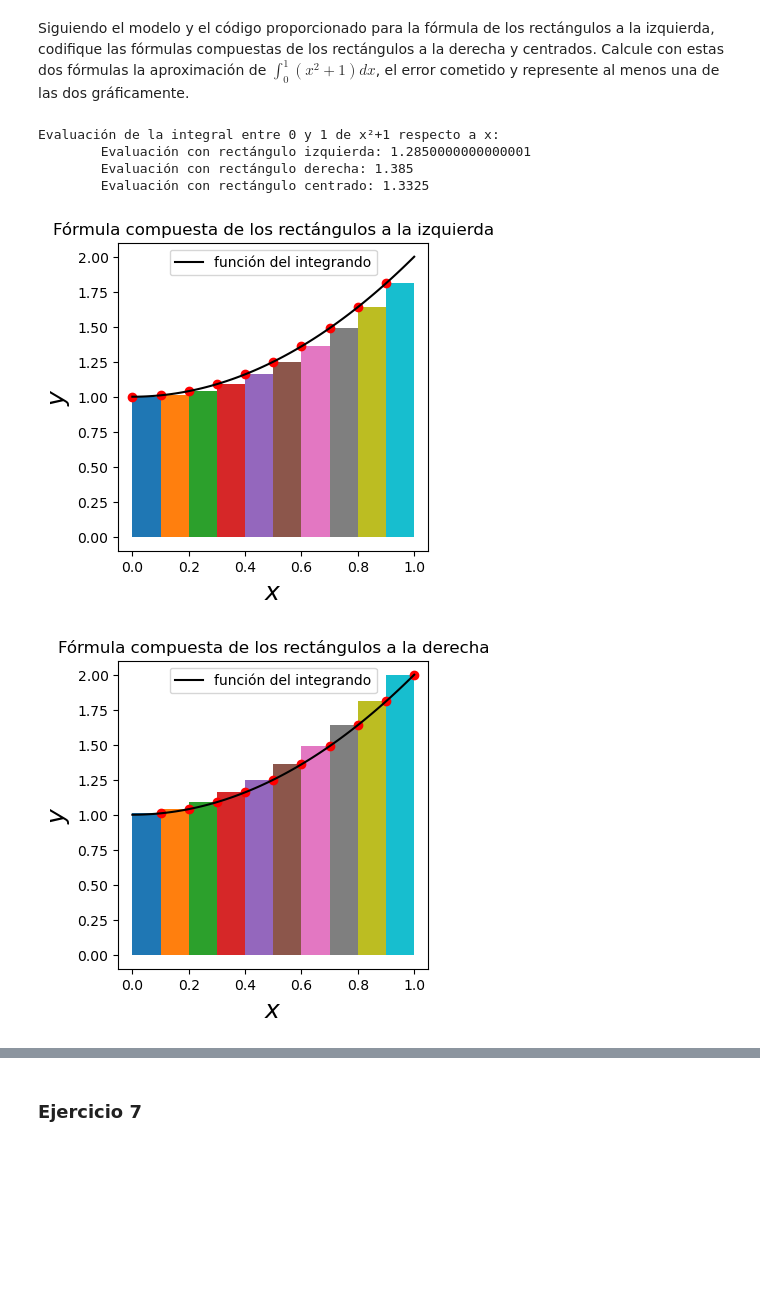
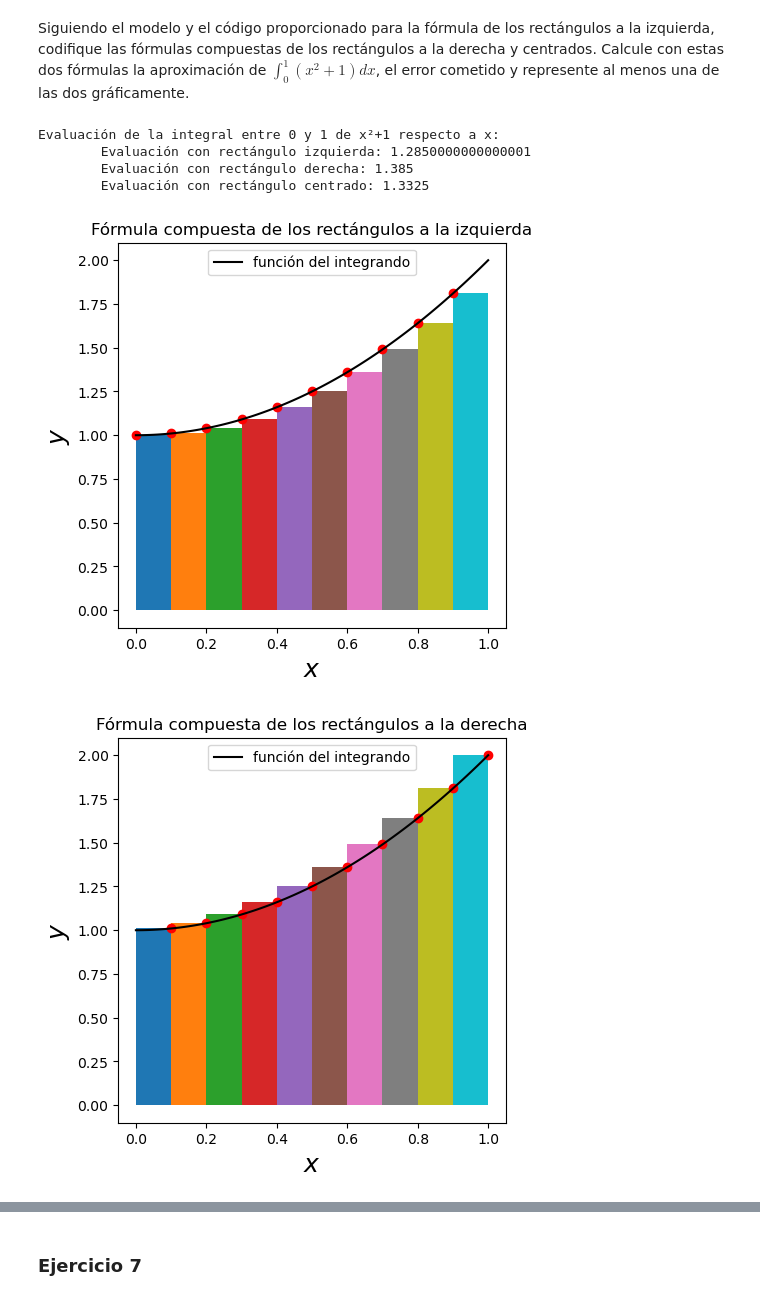
Before and after one commit to jesusmuve18/Apuntes, a Jupyter notebook: documents/Tercero/Segundo Cuatrimestre/Métodos_Numéricos_II/Prácticas/Practica_2/p2.ipynb, the cells around one changed output, grey strips where cells are left out. Saved outputs shown, nothing was run; the diff lists cells and outputs as text; code cells hidden in the pictures; blank space fills up the shorter version.

```diff
--- a/documents/Tercero/Segundo Cuatrimestre/Métodos_Numéricos_II/Prácticas/Practica_2/p2.ipynb
+++ b/documents/Tercero/Segundo Cuatrimestre/Métodos_Numéricos_II/Prácticas/Practica_2/p2.ipynb
@@ -422,7 +422,7 @@ def linea(x,xL,yL,xR,yR):
 	"""línea uniendo los puntos (xL,yL) y (xR,yR)"""
 	return np.interp(x, [xL,xR], [yL,yR])  # Interpolación lineal entre los puntos (xL,yL) y (xR,yR)
 
-def dibujar_rectangulos(f, a, b, tipo, num_nodos, num_values=100):
+def dibujar_rectangulos(f, a, b, tipo, num_nodos, tam=8, num_values=100):
 
 	# Para la curva
 	x_values = np.linspace(float(a),float(b),num_values)
@@ -432,7 +432,7 @@ def dibujar_rectangulos(f, a, b, tipo, num_nodos, num_values=100):
 	x_nodos = np.linspace(a,b,num_nodos+1)
 	y_nodos = f(x_nodos)
 
-	fig,ax = plt.subplots(figsize=(4,4))
+	fig,ax = plt.subplots(figsize=(tam,tam))
 
 	error= False
 	match tipo:
@@ -482,28 +482,29 @@ def dibujar_rectangulos(f, a, b, tipo, num_nodos, num_values=100):
 # %%
 # Definimos la función y los extremos de integración
 f = lambda x: x**2 + 1
 a = 0
 b = 1
 
 n = 10 # Número de nodos
+tam = 5 # Tamaño de las gráficas
 
 print(Title(f"Evaluación de la integral entre {a} y {b} de x²+1 respecto a x:"))
 
 r_izq = formula_rectangulo_izquierda(f, a, b, n)
 r_der = formula_rectangulo_derecha(f, a, b, n)
 r_cent = formula_rectangulo_centrado(f, a, b, n)
 
 print(f"\tEvaluación con rectángulo izquierda: {r_izq}")
 print(f"\tEvaluación con rectángulo derecha: {r_der}")
 print(f"\tEvaluación con rectángulo centrado: {r_cent}")
 
-dibujar_rectangulos(f, a, b, "izquierda", n)
-dibujar_rectangulos(f, a, b, "derecha", n)
-dibujar_rectangulos(f, a, b, "centrado", n)
+dibujar_rectangulos(f, a, b, "izquierda", n, tam)
+dibujar_rectangulos(f, a, b, "derecha", n, tam)
+dibujar_rectangulos(f, a, b, "centrado", n, tam)
 # %% [output]
 Evaluación de la integral entre 0 y 1 de x²+1 respecto a x:
         Evaluación con rectángulo izquierda: 1.2850000000000001
         Evaluación con rectángulo derecha: 1.385
         Evaluación con rectángulo centrado: 1.3325
-[figure, old version]
+[figure, new version]
-[figure, old version]
+[figure, new version]
```
Also changed, not shown: parts of 8 cells of this notebook.
